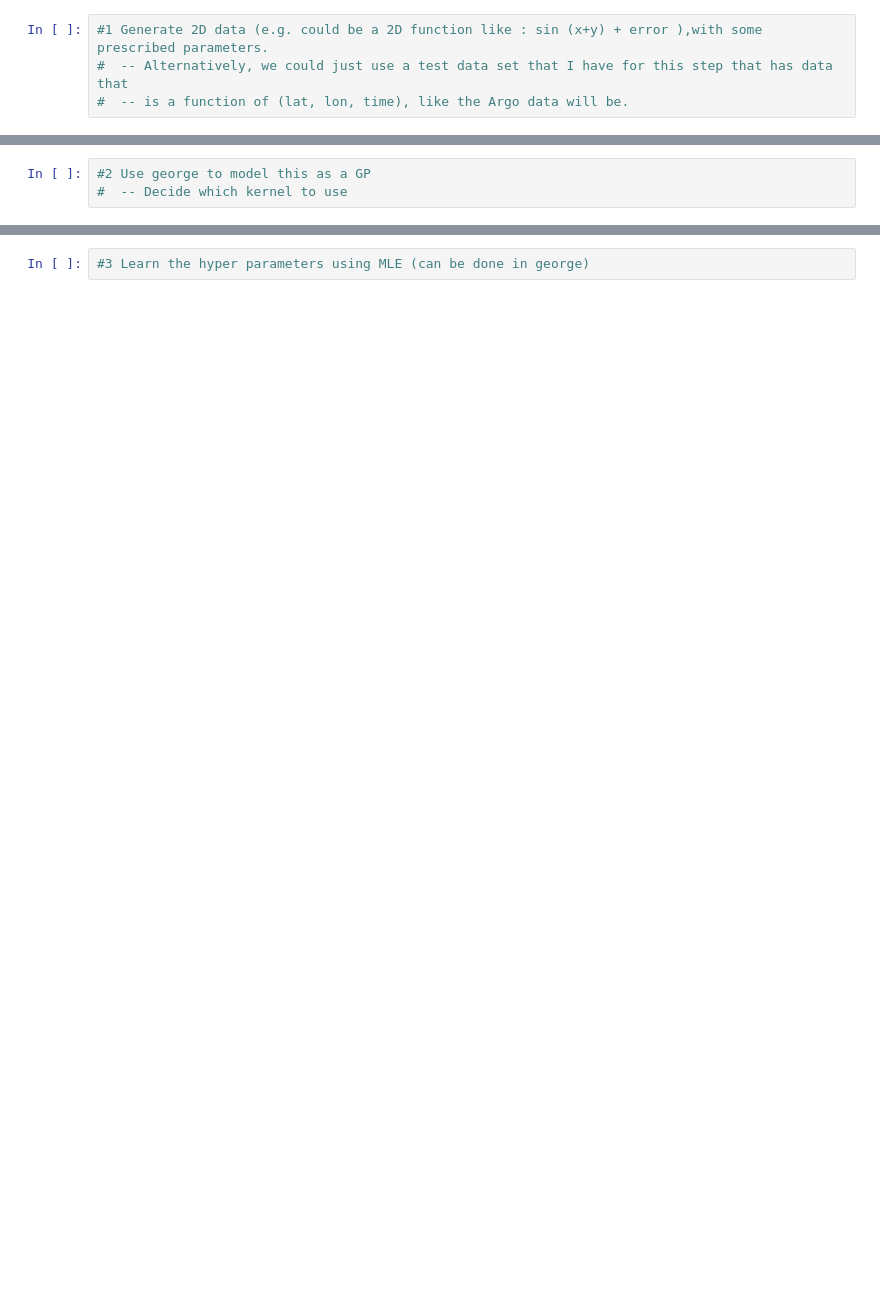
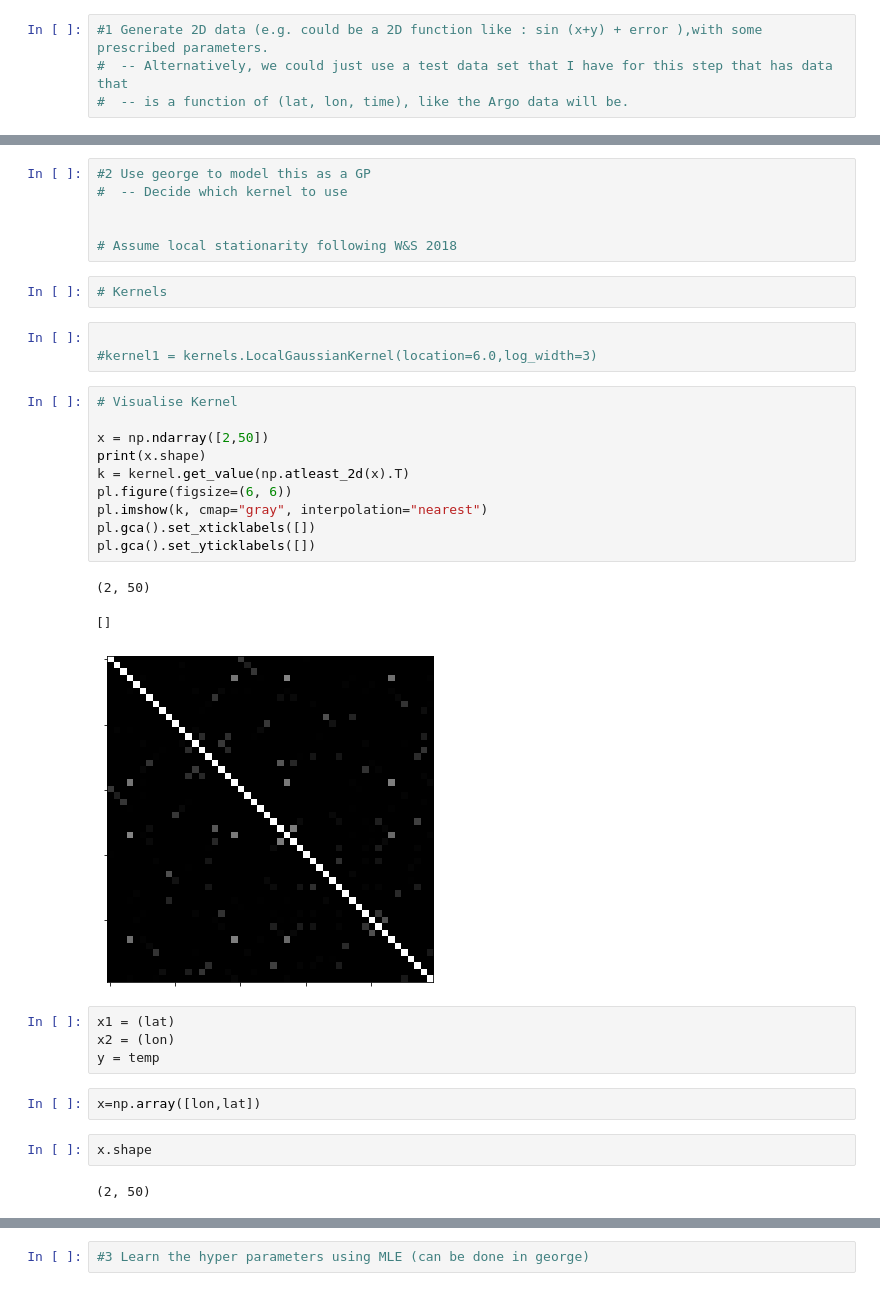
Before and after one commit to oceanhackweek/ohw20-proj-argo-mapping, a Jupyter notebook: notebook2-interpolate_2D_using_george-isabelle.ipynb, the cells around one changed output, grey strips where cells are left out. Saved outputs shown, nothing was run; the diff lists cells and outputs as text; blank space fills up the shorter version.

```diff
--- a/notebook2-interpolate_2D_using_george-isabelle.ipynb
+++ b/notebook2-interpolate_2D_using_george-isabelle.ipynb
@@ -15,3 +105,35 @@ The main steps are:
 # %%
 #2 Use george to model this as a GP
 #  -- Decide which kernel to use
+
+
+# Assume local stationarity following W&S 2018
+# %%
+# Kernels
+# %%
+
+#kernel1 = kernels.LocalGaussianKernel(location=6.0,log_width=3)
+# %%
+# Visualise Kernel
+
+x = np.ndarray([2,50])
+print(x.shape)
+k = kernel.get_value(np.atleast_2d(x).T)
+pl.figure(figsize=(6, 6))
+pl.imshow(k, cmap="gray", interpolation="nearest")
+pl.gca().set_xticklabels([])
+pl.gca().set_yticklabels([])
+# %% [output]
+(2, 50)
+[]
+[figure, added]
+# %%
+x1 = (lat)
+x2 = (lon)
+y = temp
+# %%
+x=np.array([lon,lat])
+# %%
+x.shape
+# %% [output]
+(2, 50)
```
Also changed, not shown: parts of 26 cells of this notebook.
